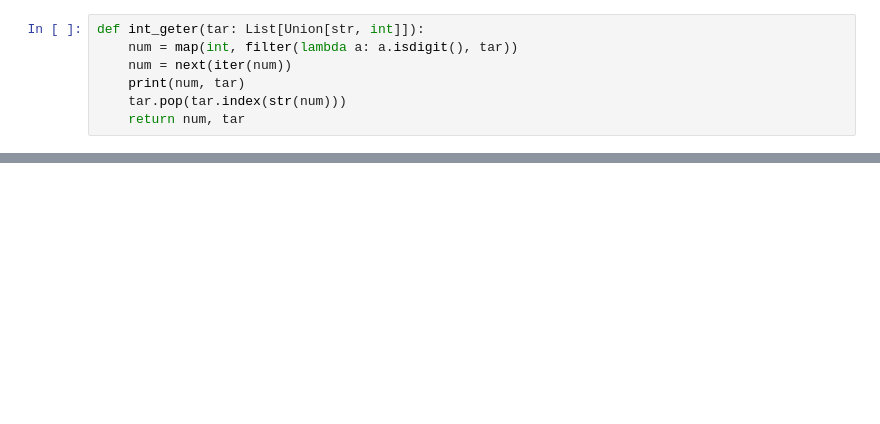
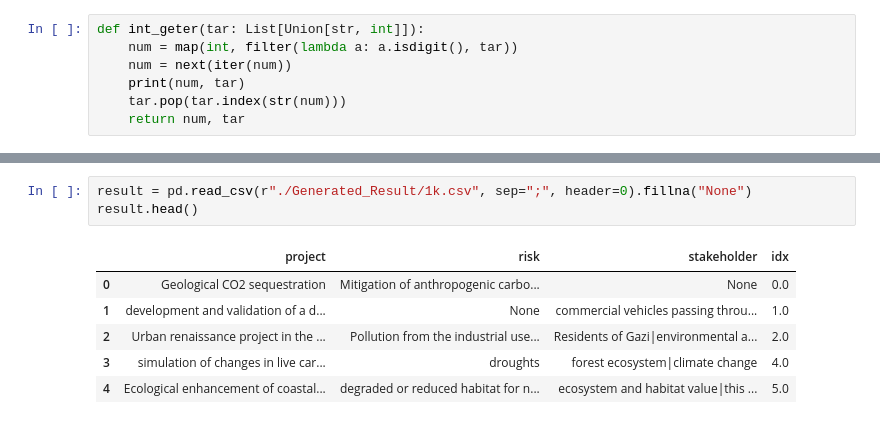
Before and after one commit to sinomark123/knowledge-graph-for-stakeholder-risks-detection-in-mega-infrastructure-projects, a Jupyter notebook: LLama_result_clean/Rest_abstract.ipynb, the cells around one changed output, grey strips where cells are left out. Cells and saved outputs as stored; diff of their text form; blank space fills up the shorter version.

```diff
--- a/LLama_result_clean/Rest_abstract.ipynb
+++ b/LLama_result_clean/Rest_abstract.ipynb
@@ -341,0 +250,10 @@ val.to_csv("embedding_draft.csv", index=False)
+# %%
+result = pd.read_csv(r"./Generated_Result/1k.csv", sep=";", header=0).fillna("None")
+result.head()
+# %% [output]
+|  | project | risk | stakeholder | idx |
+| 0 | Geological CO2 sequestration | Mitigation of anthropogenic carbo... | None | 0.0 |
+| 1 | development and validation of a d... | None | commercial vehicles passing throu... | 1.0 |
+| 2 | Urban renaissance project in the ... | Pollution from the industrial use... | Residents of Gazi|environmental a... | 2.0 |
+| 3 | simulation of changes in live car... | droughts | forest ecosystem|climate change | 4.0 |
+| 4 | Ecological enhancement of coastal... | degraded or reduced habitat for n... | ecosystem and habitat value|this ... | 5.0 |
```
Also changed, not shown: parts of 41 cells of this notebook, 26 other files.
